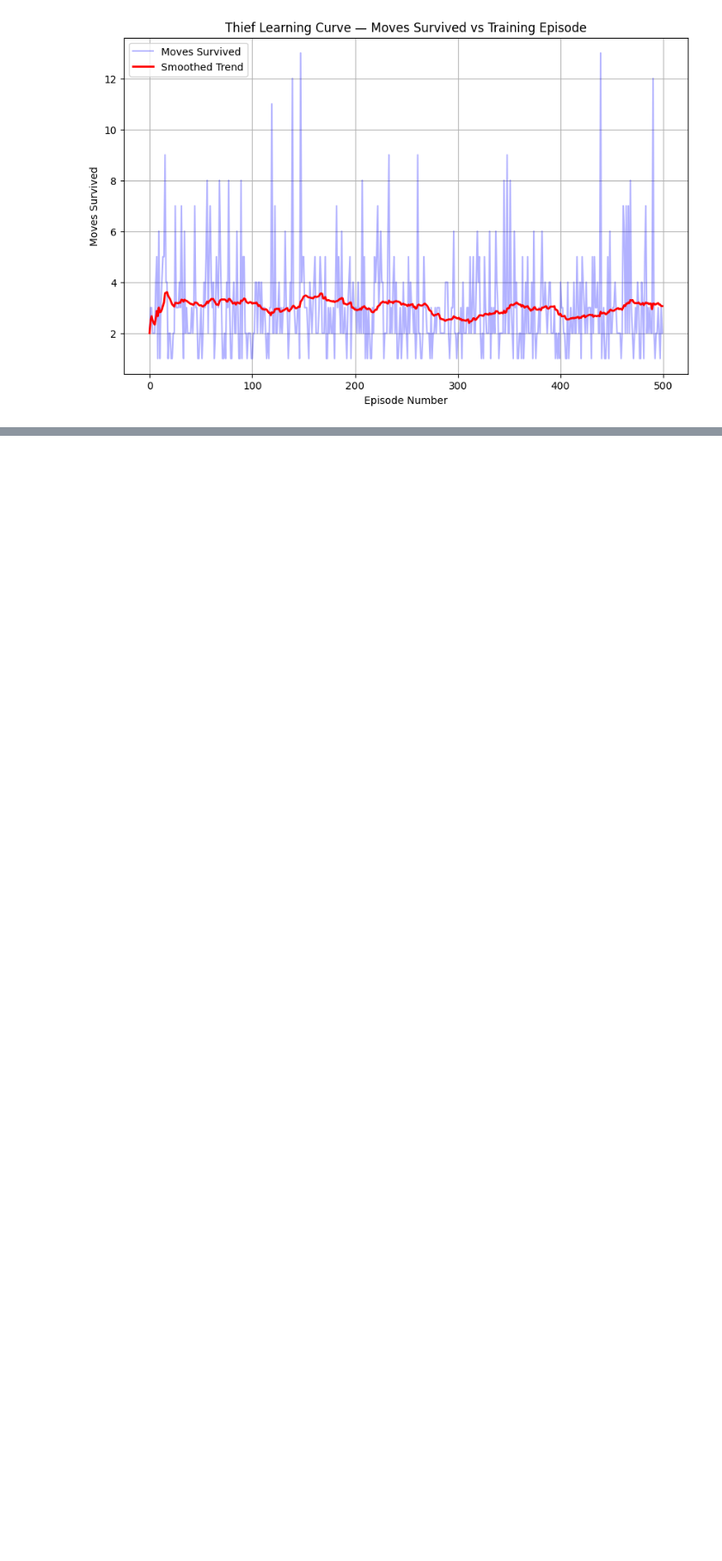
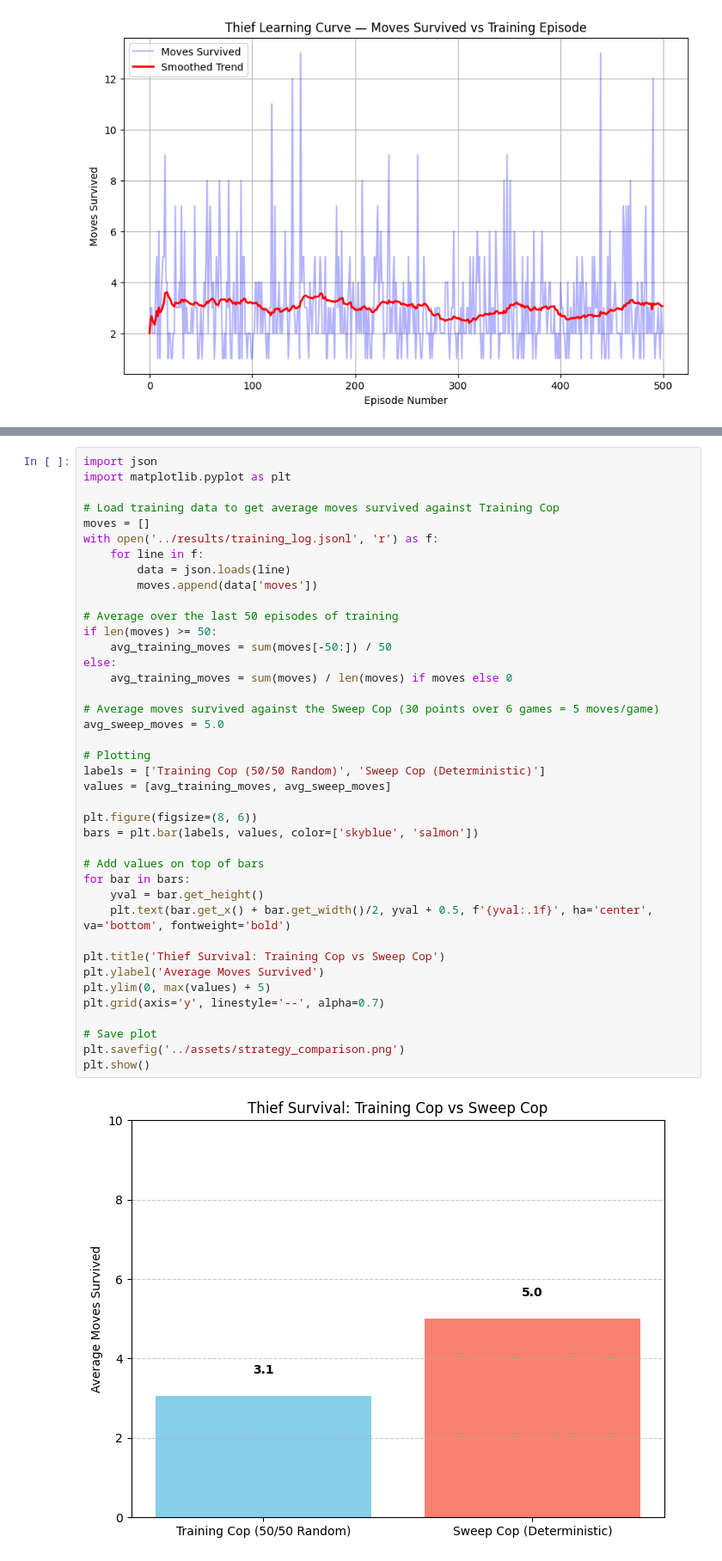
Before and after one commit to Nell-Kh/HW06-Dual-AI-agent-race-via-MCP-servers, a Jupyter notebook: notebooks/analysis.ipynb, the cells around one changed output, grey strips where cells are left out. Shown at 86% size. Cells and saved outputs as stored; diff of their text form; blank space fills up the shorter version.

Commit message:
feat: add dual-cop strategy comparison chart to notebook

```diff
--- a/notebooks/analysis.ipynb
+++ b/notebooks/analysis.ipynb
@@ -37,0 +46,42 @@ plt.show()
+# %%
+import json
+import matplotlib.pyplot as plt
+
+# Load training data to get average moves survived against Training Cop
+moves = []
+with open('../results/training_log.jsonl', 'r') as f:
+    for line in f:
+        data = json.loads(line)
+        moves.append(data['moves'])
+
+# Average over the last 50 episodes of training
+if len(moves) >= 50:
+    avg_training_moves = sum(moves[-50:]) / 50
+else:
+    avg_training_moves = sum(moves) / len(moves) if moves else 0
+
+# Average moves survived against the Sweep Cop (30 points over 6 games = 5 moves/game)
+avg_sweep_moves = 5.0
+
+# Plotting
+labels = ['Training Cop (50/50 Random)', 'Sweep Cop (Deterministic)']
+values = [avg_training_moves, avg_sweep_moves]
+
+plt.figure(figsize=(8, 6))
+bars = plt.bar(labels, values, color=['skyblue', 'salmon'])
+
+# Add values on top of bars
+for bar in bars:
+    yval = bar.get_height()
+    plt.text(bar.get_x() + bar.get_width()/2, yval + 0.5, f'{yval:.1f}', ha='center', va='bottom', fontweight='bold')
+
+plt.title('Thief Survival: Training Cop vs Sweep Cop')
+plt.ylabel('Average Moves Survived')
+plt.ylim(0, max(values) + 5)
+plt.grid(axis='y', linestyle='--', alpha=0.7)
+
+# Save plot
+plt.savefig('../assets/strategy_comparison.png')
+plt.show()
+# %% [output]
+[figure, added]
```
Also changed, not shown: parts of 1 cell of this notebook, 1 other file.
